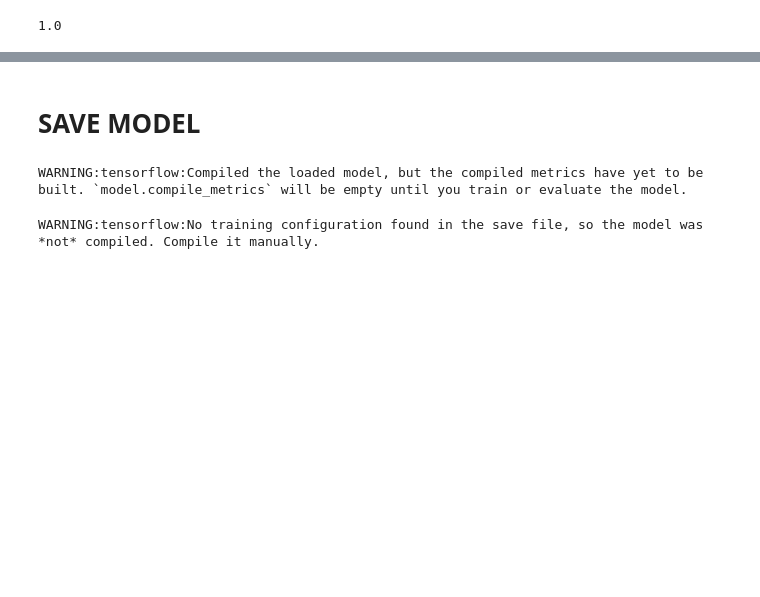
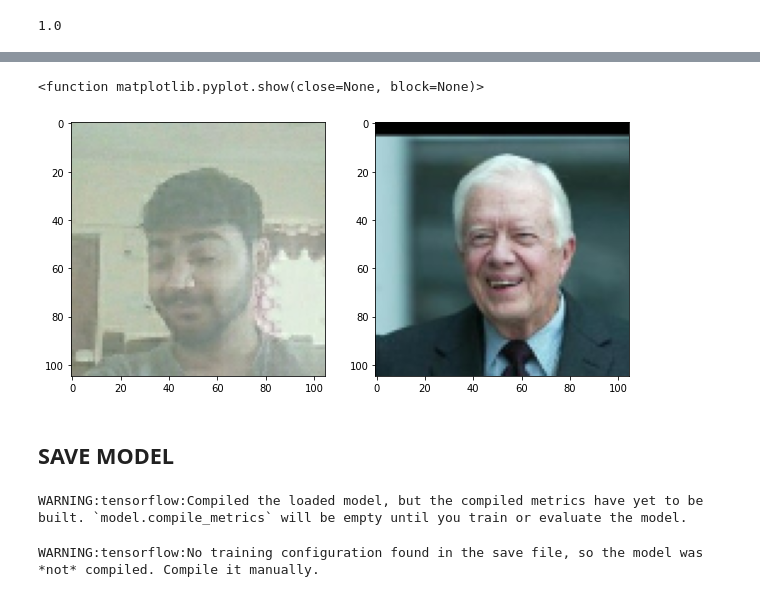
Before and after one commit to pareelamre/Face-Verification-App, a Jupyter notebook: Face Verification using a Siamese Network.ipynb, the cells around one changed output, grey strips where cells are left out. Cells and saved outputs as stored; diff of their text form; code cells hidden in the pictures; blank space fills up the shorter version.

```diff
--- a/Face Verification using a Siamese Network.ipynb
+++ b/Face Verification using a Siamese Network.ipynb
@@ -106,7 +106,7 @@ def data_aug(img):
     for i in range(9):
         img = tf.image.stateless_random_brightness(img, max_delta = 0.02, seed=(1,2))
         img = tf.image.stateless_random_contrast(img, lower=0.6, upper=1, seed=(1,3))
-        img = tf.image.stateless_random_flip_left_right(img, seed=(np.random.randint(100), np.random.randint(100))
+        img = tf.image.stateless_random_flip_left_right(img, seed=(np.random.randint(100), np.random.randint(100)))
         img = tf.image.stateless_random_jpeg_quality(img, min_jpeg_quality=90, max_jpeg_quality=100, seed=(np.random.randint(100),np.random.randint(100)))
         img = tf.image.stateless_random_saturation(img, lower=0.9,upper=1, seed=(np.random.randint(100),np.random.randint(100)))
 
@@ -396,3 +410,13 @@ m.update_state(y_true,y_hat)
 m.result().numpy()
 # %% [output]
 1.0
+# %%
+r = Recall()
+p = Precision()
+
+for test_input, test_val, y_true in test_data.as_numpy_iterator():
+    yhat = siamese_model.predict([test_input, test_val])
+    r.update_state(y_true, yhat)
+    p.update_state(y_true,yhat)
+
+print(r.result().numpy(), p.result().numpy())
@@ -399,18 +442,21 @@ m.result().numpy()
 # %%
 # Visualize results
 # Set plot size
 plt.figure(figsize=(10,8))
 
 # Set first subplot
 plt.subplot(1,2,1)
-plt.imshow(test_input[0])
+plt.imshow(test_input[4])
 
 # Set second subplot
 plt.subplot(1,2,2)
-plt.imshow(test_val[0])
+plt.imshow(test_val[5])
 plt.show
+# %% [output]
+<function matplotlib.pyplot.show(close=None, block=None)>
+[figure, added]
 # %% [markdown]
-# SAVE MODEL
+## SAVE MODEL
 # %%
 # Save weights
 siamese_model.save('siamesemodel.h5')
```
Also changed, not shown: parts of 14 cells of this notebook.
